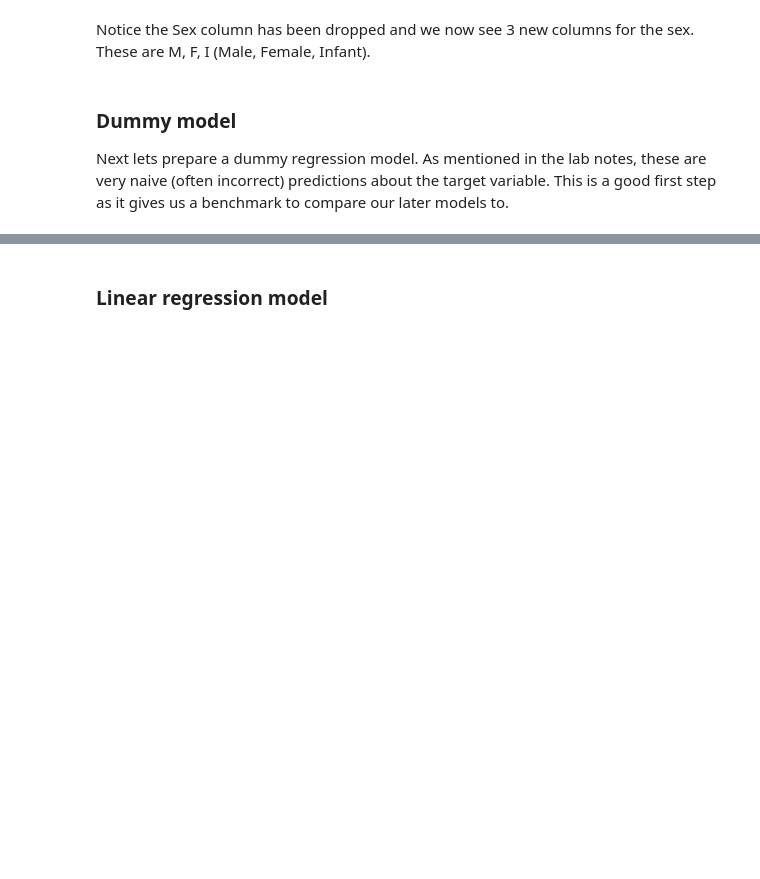
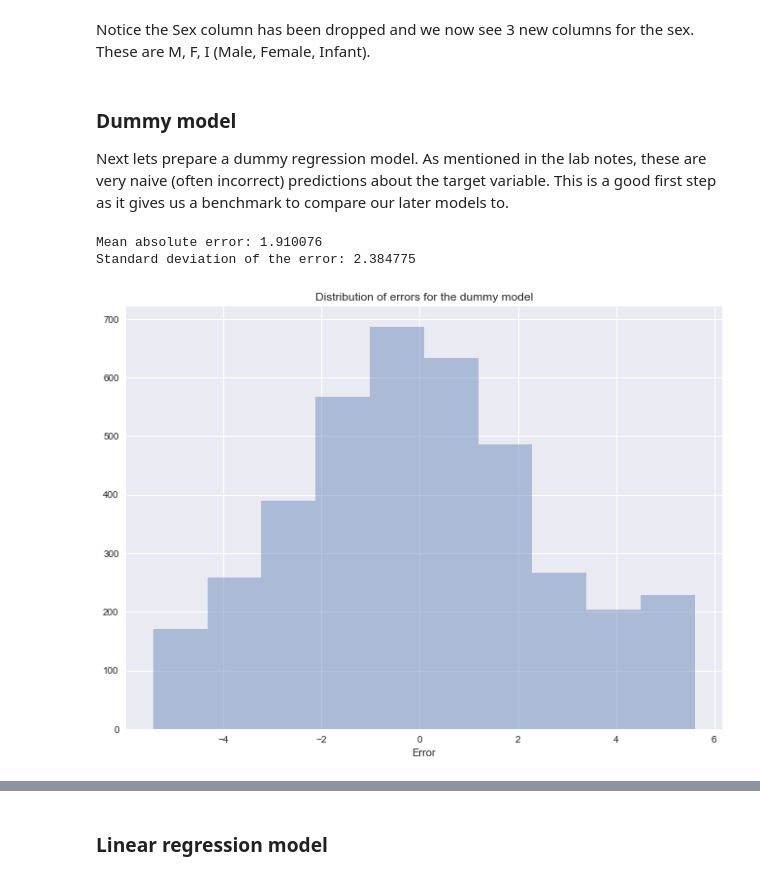
Before and after one commit to el-davo/msc-data-analytics-notebook, a Jupyter notebook: task1.ipynb, the cells around one changed output, grey strips where cells are left out. Drawn from its saved outputs; the diff is of its cells as text; code cells hidden in the pictures; blank space fills up the shorter version.

Commit message:
Using seaborn for histograms

```diff
--- a/task1.ipynb
+++ b/task1.ipynb
@@ -252,15 +284,22 @@ Next lets prepare a dummy regression model. As mentioned in the lab notes, these
 # %%
 X = df.drop('Rings', axis='columns')  # X = features
 y = df['Rings']                       # y = prediction target
 model = DummyRegressor()
 outer_cv = KFold(n_splits=5, shuffle=True, random_state=0)  # 5 fold cross validation
 y_pred = cross_val_predict(model, X, y, cv=outer_cv)        # Make predictions via cross validation
 
 print('Mean absolute error: %f' % mean_absolute_error(y, y_pred))
 print('Standard deviation of the error: %f' % (y - y_pred).std())
 
-ax = (y - y_pred).hist()
+ax = sns.distplot(y - y_pred, bins=10, kde=False)
+
+# ax = (y - y_pred).hist()
+
 ax.set(
     title='Distribution of errors for the dummy model',
     xlabel='Error'
 );
+# %% [output]
+Mean absolute error: 1.910076
+Standard deviation of the error: 2.384775
+[figure, added]
```
Also changed, not shown: parts of 8 cells of this notebook.
